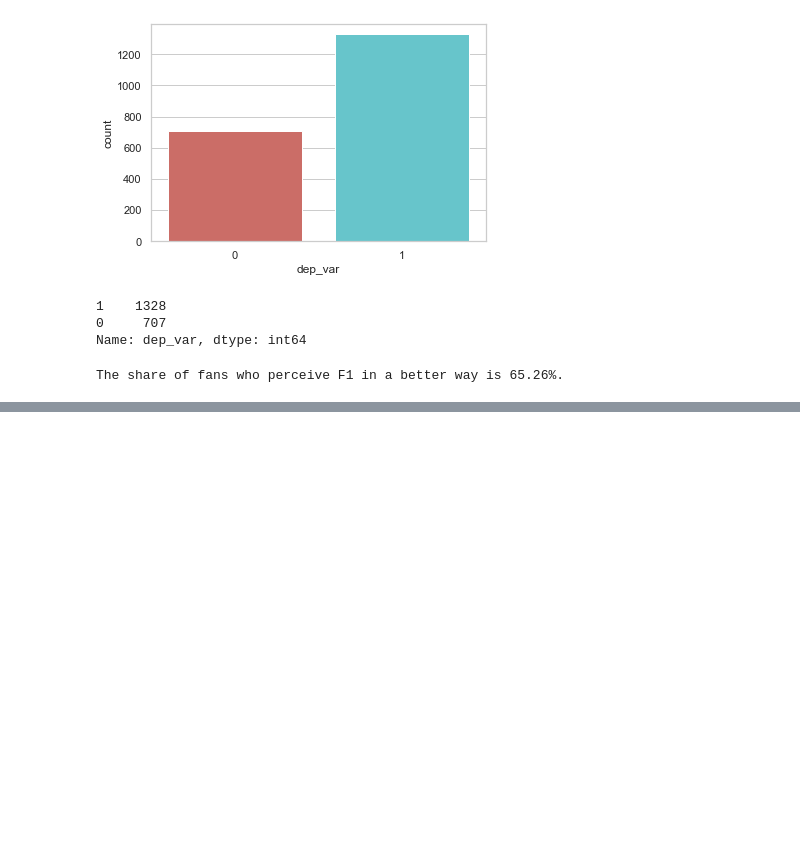
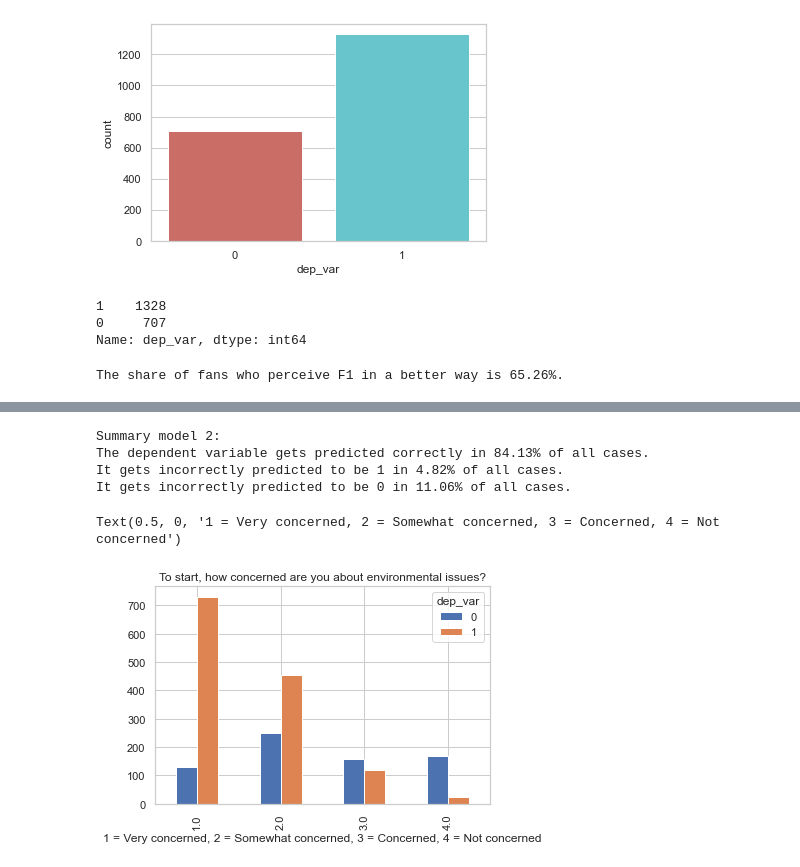
Before and after one commit to FWD06/Project-name-or-sth, a Jupyter notebook: project_part1.ipynb, the cells around one changed output, grey strips where cells are left out. Saved outputs shown, nothing was run; the diff lists cells and outputs as text; code cells hidden in the pictures; blank space fills up the shorter version.

```diff
--- a/project_part1.ipynb
+++ b/project_part1.ipynb
@@ -56,11 +56,4 @@ df_1
 print(df_1.shape)
 # %% [output]
 (2035, 54)
-# %%
-import numpy as np
-import matplotlib.pyplot as plt
-plt.rc("font",size=14)
-import seaborn as sns
-sns.set(style="white")
-sns.set(style="whitegrid", color_codes=True)
 # %%
@@ -440,0 +503,22 @@ The share of fans who perceive F1 in a better way is 65.26%.
+# %%
+a=len(df_3[df_3['check_model_2']==0])
+s=len(df_3[df_3['check_model_2']==1])
+d=len(df_3[df_3['check_model_2']==-1])
+f=a+s+d
+g=round(a/f*100,2)
+h=round(s/f*100,2)
+j=round(d/f*100,2)
+print(f'Summary model 2:\nThe dependent variable gets predicted correctly in {g}% of all cases.\nIt gets incorrectly predicted to be 1 in {h}% of all cases.\nIt gets incorrectly predicted to be 0 in {j}% of all cases.')
+# %% [output]
+Summary model 2:
+The dependent variable gets predicted correctly in 84.13% of all cases.
+It gets incorrectly predicted to be 1 in 4.82% of all cases.
+It gets incorrectly predicted to be 0 in 11.06% of all cases.
+# %%
+#plot relevant questions/statements in relation to dependent variable
+pd.crosstab(df_1.Q2,df_1.dep_var).plot(kind='bar')
+plt.title('To start, how concerned are you about environmental issues?')
+plt.xlabel('1 = Very concerned, 2 = Somewhat concerned, 3 = Concerned, 4 = Not concerned')
+# %% [output]
+Text(0.5, 0, '1 = Very concerned, 2 = Somewhat concerned, 3 = Concerned, 4 = Not concerned')
+[figure, added]
```
Also changed, not shown: parts of 33 cells of this notebook.
